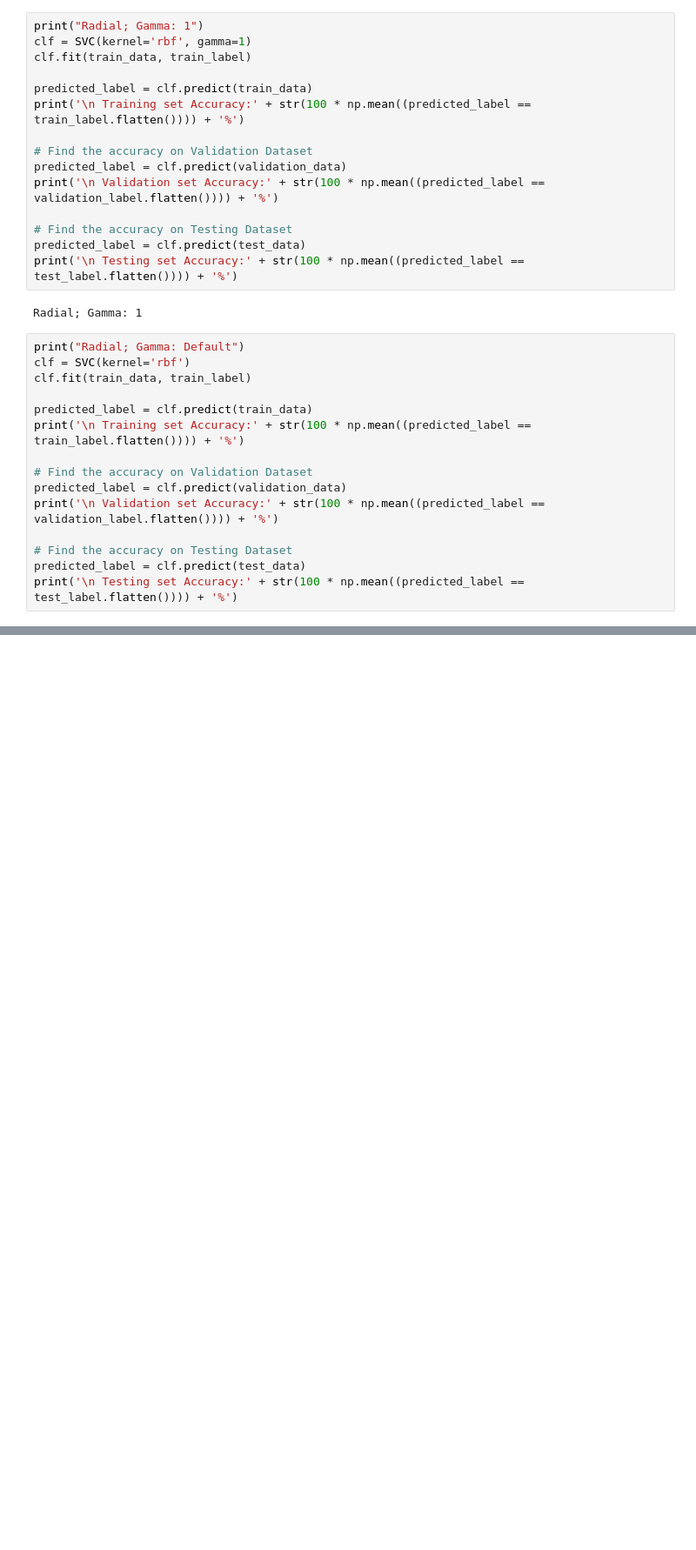
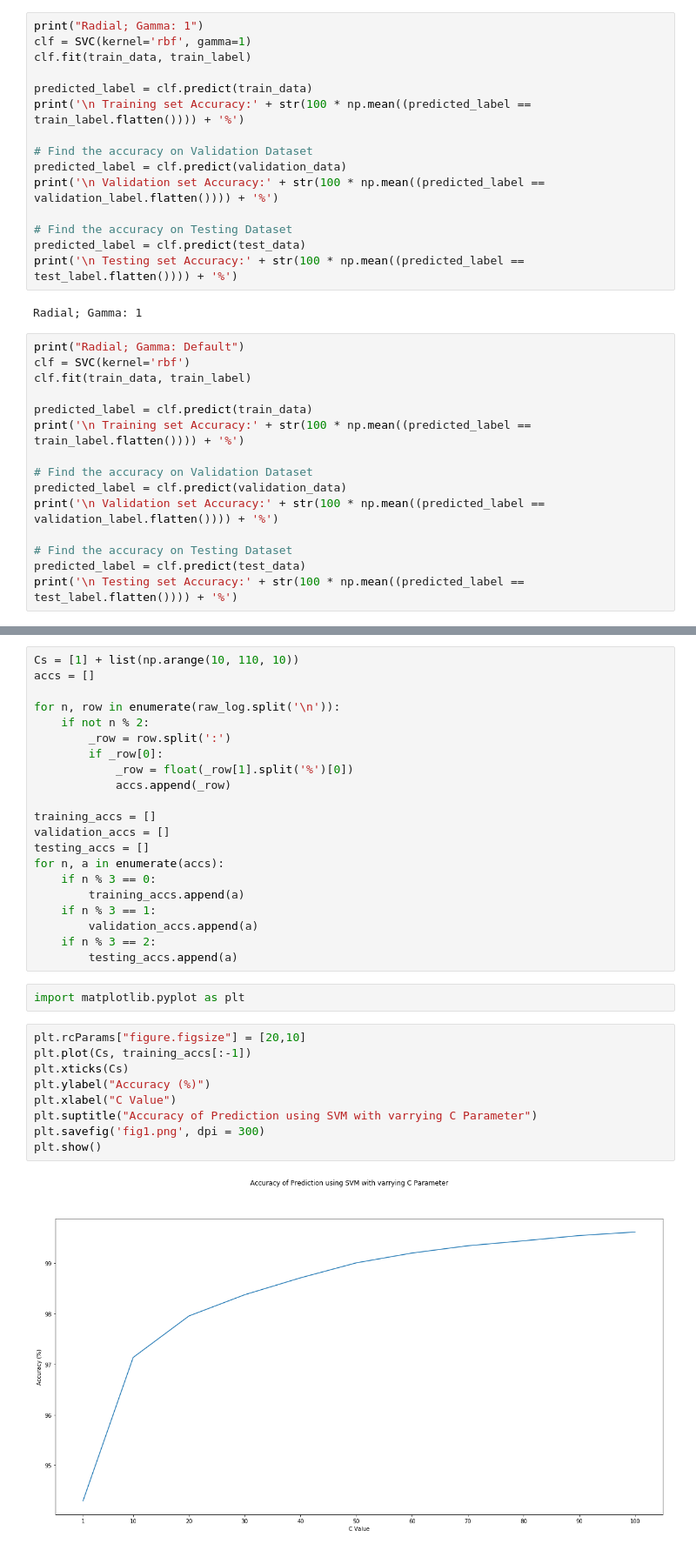
Before and after one commit to nathanmargaglio/Logistic_Regression_and_SVMs, a Jupyter notebook: Experiment.ipynb, the cells around one changed output, grey strips where cells are left out. Shown at 87% size. Saved outputs shown, nothing was run; the diff lists cells and outputs as text; blank space fills up the shorter version.

Commit message:
plotting, fig

```diff
--- a/Experiment.ipynb
+++ b/Experiment.ipynb
@@ -291,0 +399,34 @@ for C in [1] + list(np.arange(10, 110, 10)):
+# %%
+Cs = [1] + list(np.arange(10, 110, 10))
+accs = []
+
+for n, row in enumerate(raw_log.split('\n')):
+    if not n % 2:
+        _row = row.split(':')
+        if _row[0]:
+            _row = float(_row[1].split('%')[0])
+            accs.append(_row)
+
+training_accs = []
+validation_accs = []
+testing_accs = []
+for n, a in enumerate(accs):
+    if n % 3 == 0:
+        training_accs.append(a)
+    if n % 3 == 1:
+        validation_accs.append(a)
+    if n % 3 == 2:
+        testing_accs.append(a)
+# %%
+import matplotlib.pyplot as plt
+# %%
+plt.rcParams["figure.figsize"] = [20,10]
+plt.plot(Cs, training_accs[:-1])
+plt.xticks(Cs)
+plt.ylabel("Accuracy (%)")
+plt.xlabel("C Value")
+plt.suptitle("Accuracy of Prediction using SVM with varrying C Parameter")
+plt.savefig('fig1.png', dpi = 300)
+plt.show()
+# %% [output]
+[figure, added]
```
Also changed, not shown: parts of 4 cells of this notebook, 1 other file.
